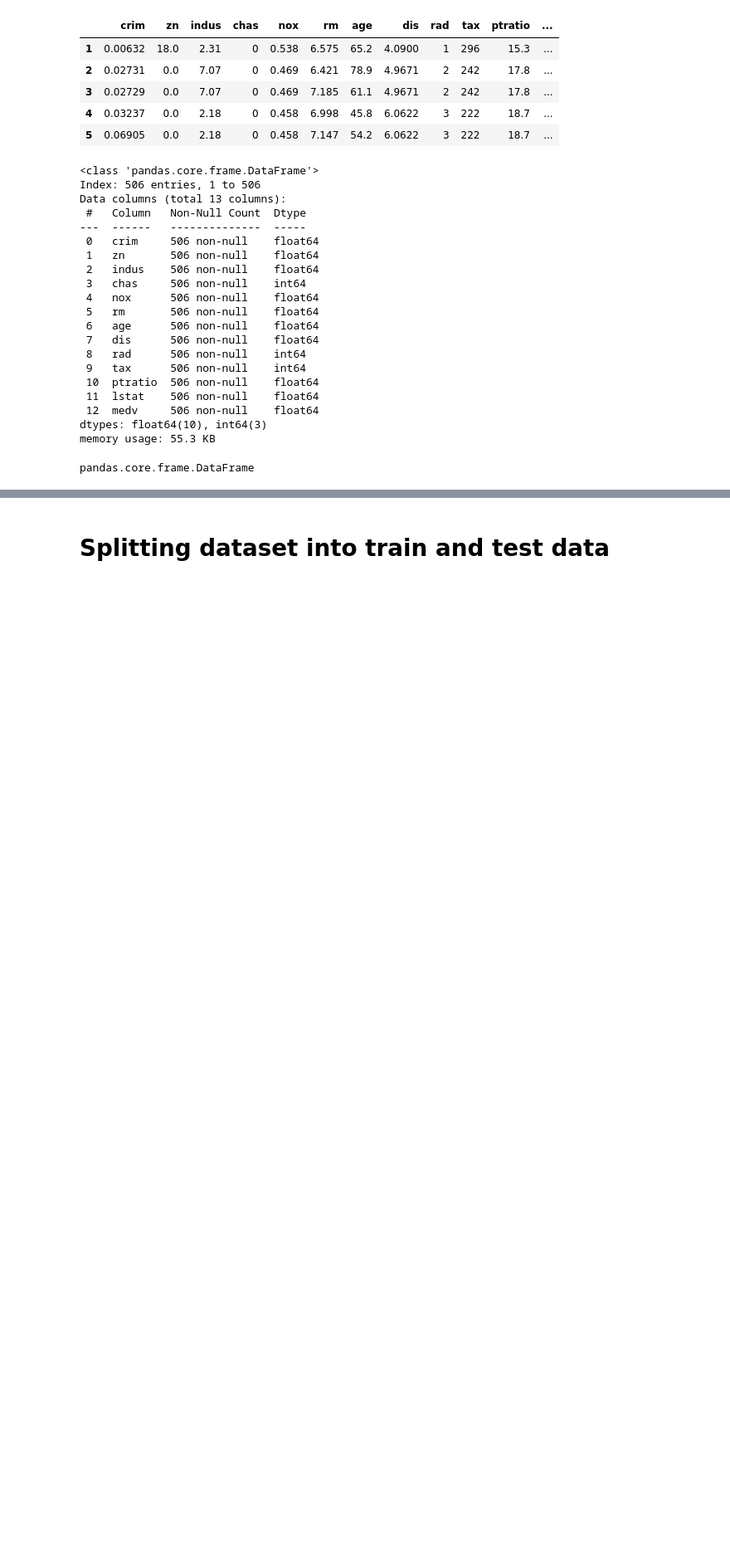
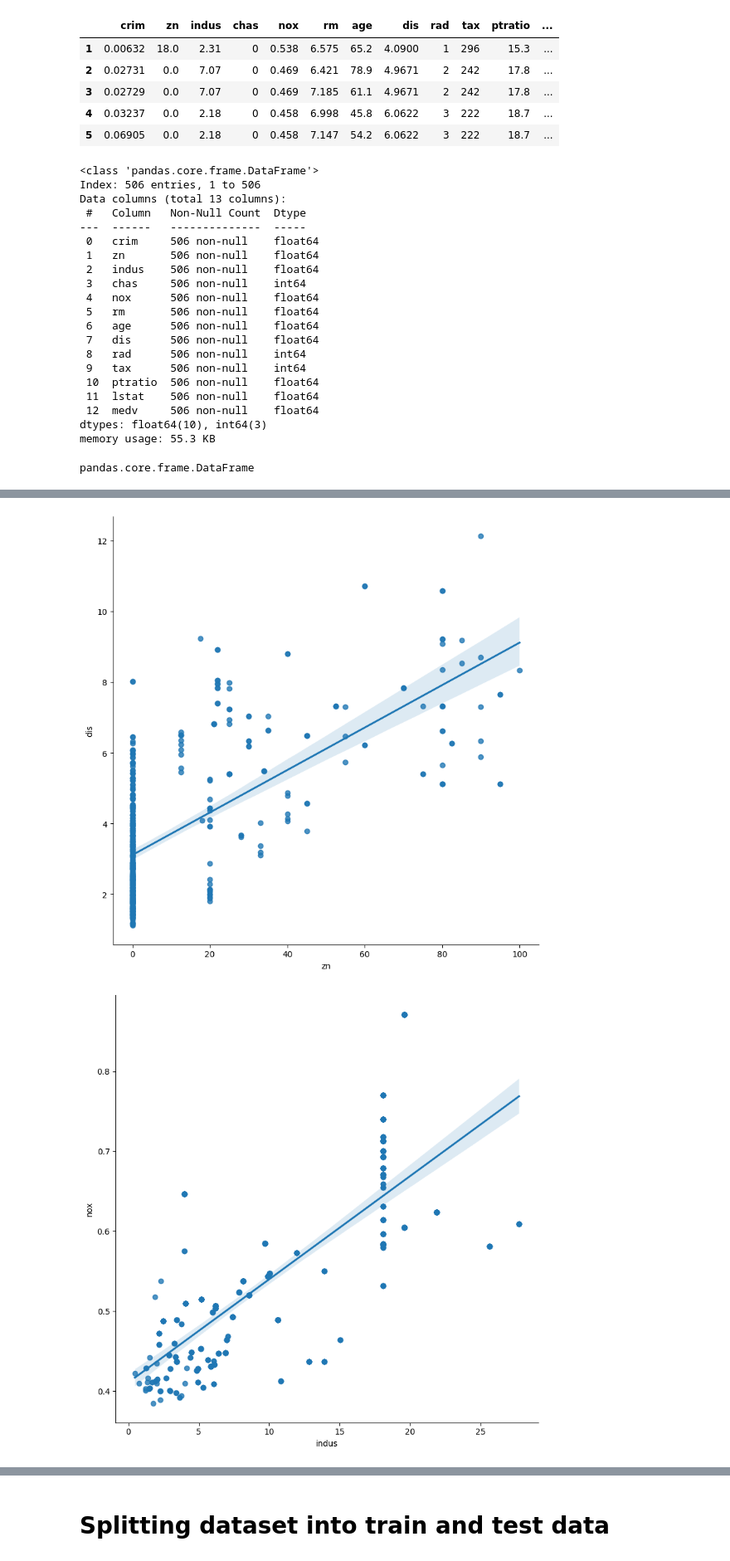
Before and after one commit to nikhil9066/API-model, a Jupyter notebook: model/boston.ipynb, the cells around one changed output, grey strips where cells are left out. Shown at 83% size. Saved outputs shown, nothing was run; the diff lists cells and outputs as text; code cells hidden in the pictures; blank space fills up the shorter version.

```diff
--- a/model/boston.ipynb
+++ b/model/boston.ipynb
@@ -332,0 +152,5 @@ for i in correlated_pairs:
+# %%
+ipp.plot_corr_scatter(data,correlated_pairs)
+# %% [output]
+[figure, added]
+[figure, added]
```
Also changed, not shown: parts of 68 cells of this notebook, 4 other files.
